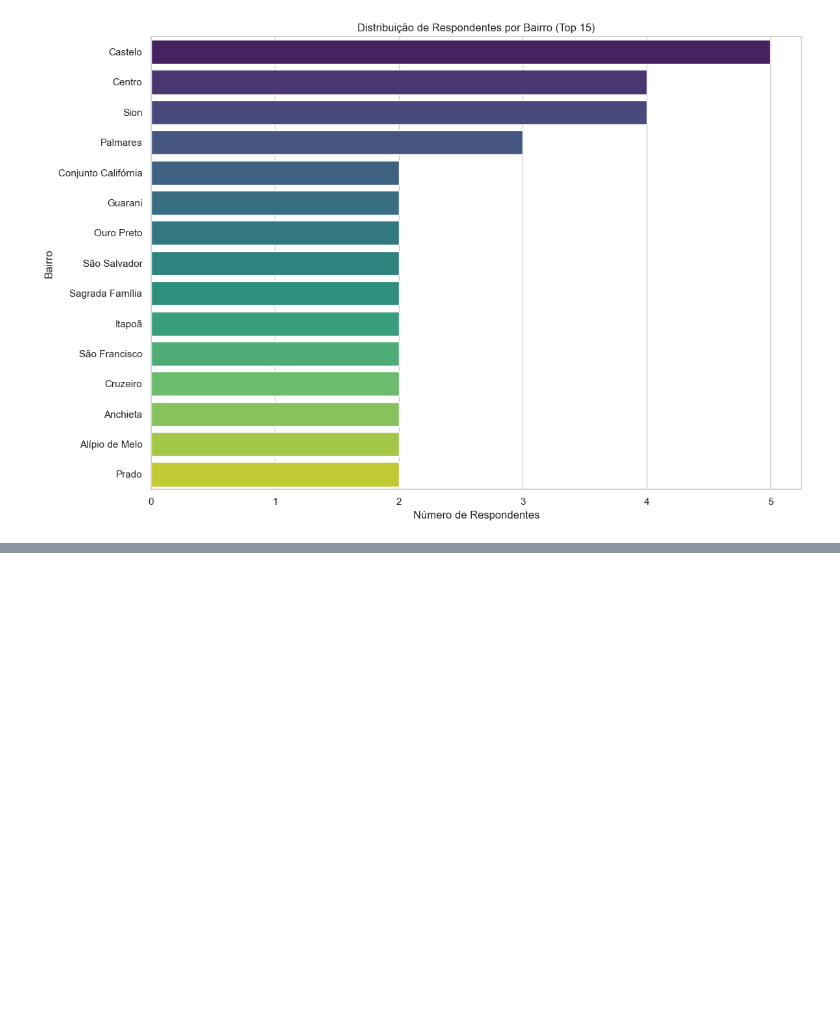
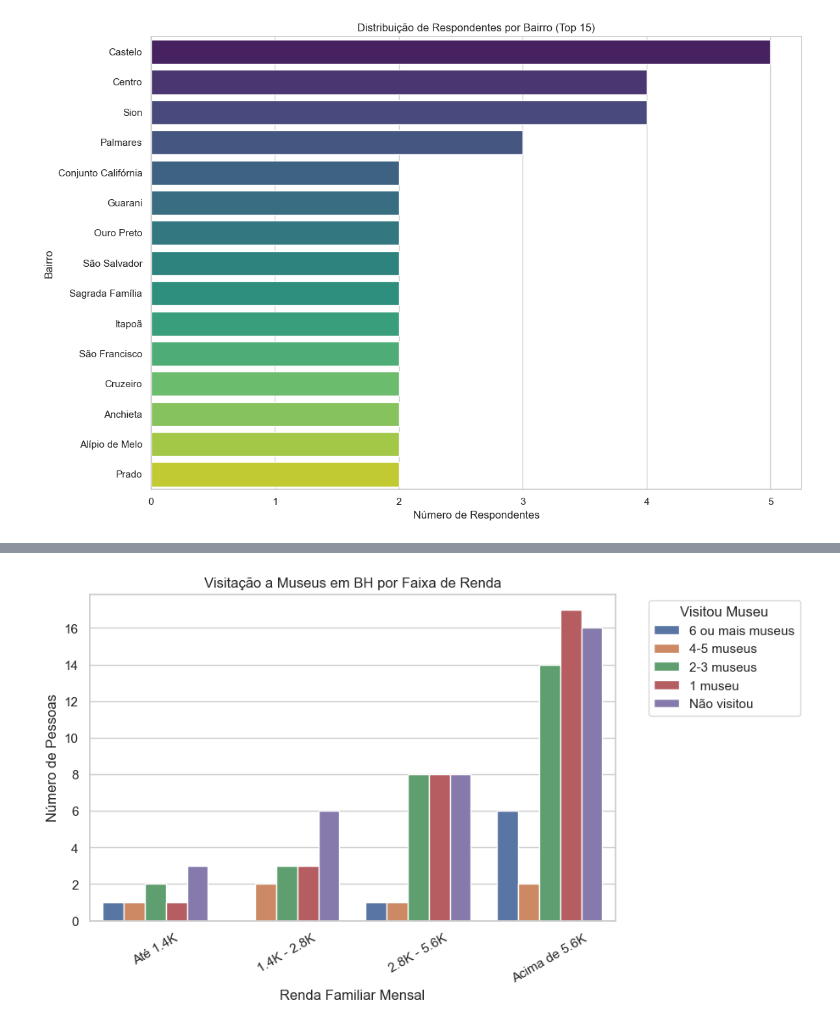
Before and after one commit to brunasaturnino/Usu-rios, a Jupyter notebook: graficos_gui.ipynb, the cells around one changed output, grey strips where cells are left out. Saved outputs shown, nothing was run; the diff lists cells and outputs as text; code cells hidden in the pictures; blank space fills up the shorter version.

Commit message:
atualizados

```diff
--- a/graficos_gui.ipynb
+++ b/graficos_gui.ipynb
@@ -185,0 +278,59 @@ Passing `palette` without assigning `hue` is deprecated and will be removed in v
+# %%
+import pandas as pd
+import matplotlib.pyplot as plt
+import seaborn as sns
+
+# Carregar o arquivo CSV
+file_path = "museu_cleaned.csv"
+df = pd.read_csv(file_path)
+
+# Renomear as colunas para facilitar o manuseio
+df.rename(columns={
+    "Qual_é_sua_renda_familiar_mensal_A_renda_familiar_é_a_soma_de_todos_os_ganhos_financeiros_dos_membros_de_uma_família_que_moram_no_mesmo_endereço": "Renda",
+    "Você_visitou_algum_museu_em_Belo_Horizonte_no_último_ano": "Visitou_Museu"
+}, inplace=True)
+
+# Dicionário para simplificar os valores de renda
+mapeamento_renda = {
+    "Menos que R$ 1.412,00": "Até 1.4K",
+    "Entre R$ 1.412,01 e R$ 2.824,00": "1.4K - 2.8K",
+    "Entre R$ 2.824,01 e  R$ 5.648,00": "2.8K - 5.6K",
+    "Acima de R$ 5.648,00": "Acima de 5.6K"
+}
+
+# Aplicar o mapeamento
+df["Renda_Simplificada"] = df["Renda"].map(mapeamento_renda)
+
+# Criar um mapeamento simplificado para as respostas de visitação
+mapeamento_visitas = {
+    "Sim, visitei seis ou mais museus em BH no último ano": "6 ou mais museus",
+    "Sim, visitei quatro a cinco museus em BH no último ano": "4-5 museus",
+    "Sim, visitei dois ou três museus em BH no último ano": "2-3 museus",
+    "Sim, visitei um museu em BH no último ano": "1 museu",
+    "Não visitei museus em Belo Horizonte no último ano": "Não visitou"
+}
+
+# Aplicar o mapeamento na coluna
+df["Visitou_Museu"] = df["Visitou_Museu"].map(mapeamento_visitas)
+
+# Garantir a ordem correta das categorias
+ordem_visitas = list(mapeamento_visitas.values())  # Garantindo a ordem correta
+
+# Converter a coluna para categórica ordenada
+df["Visitou_Museu"] = pd.Categorical(df["Visitou_Museu"], categories=ordem_visitas, ordered=True)
+
+# Criar gráfico atualizado
+plt.figure(figsize=(8, 5))
+sns.countplot(data=df, x="Renda_Simplificada", hue="Visitou_Museu", order=mapeamento_renda.values())
+
+# Configurações do gráfico
+plt.xlabel("Renda Familiar Mensal")
+plt.ylabel("Número de Pessoas")
+plt.title("Visitação a Museus em BH por Faixa de Renda")
+plt.xticks(rotation=30)
+plt.legend(title="Visitou Museu", bbox_to_anchor=(1.05, 1), loc="upper left")
+
+# Mostrar gráfico
+plt.show()
+# %% [output]
+[figure, added]
```
Also changed, not shown: parts of 2 cells of this notebook, 2 other files.
